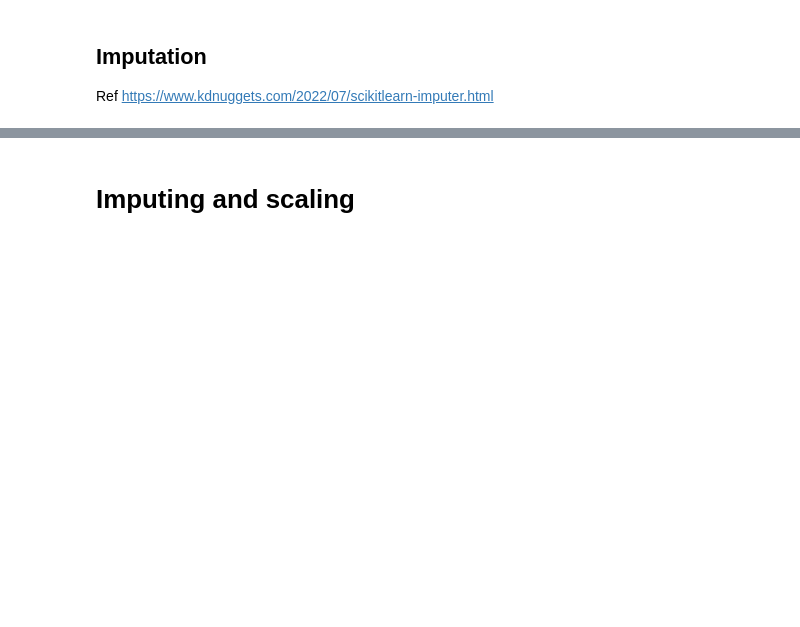
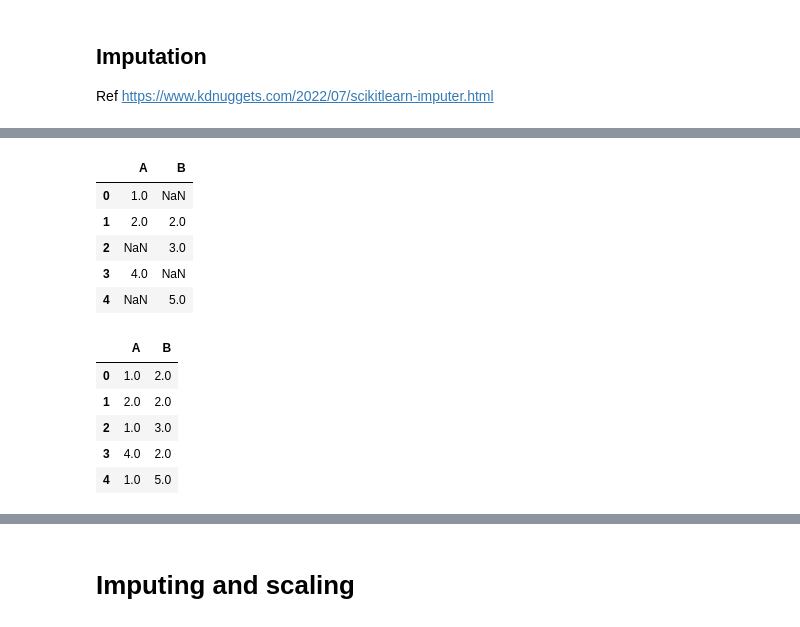
Before and after one commit to VincentChong123/kaggle-home-credit-default-risk, a Jupyter notebook: 2018/predict.ipynb, the cells around one changed output, grey strips where cells are left out. Cells and saved outputs as stored; diff of their text form; code cells hidden in the pictures; blank space fills up the shorter version.

```diff
--- a/2018/predict.ipynb
+++ b/2018/predict.ipynb
@@ -227 +268,35 @@ missingno.matrix(X_test)
+# %%
+import pandas as pd
+from sklearn.impute import SimpleImputer
+import numpy as np
+
+# Create a sample DataFrame with missing values
+if 0:
+    data = {"A": [1, 2, None, 4, None], "B": [None, 2, 3, None, 5]}
+else:
+    data = {"A": [1, 2, None, 4, np.nan], "B": [None, 2, 3, np.nan, 5]}
+df = pd.DataFrame(data)
+
+# Initialize SimpleImputer with strategy 'most_frequent'
+imputer = SimpleImputer(strategy="most_frequent")
+
+display(df)
+# Fit and transform the imputer to the DataFrame
+df_imputed = pd.DataFrame(imputer.fit_transform(df), columns=df.columns)
+
+# Output the imputed DataFrame
+display(df_imputed)
+# %% [output]
+|  | A | B |
+| 0 | 1.0 | NaN |
+| 1 | 2.0 | 2.0 |
+| 2 | NaN | 3.0 |
+| 3 | 4.0 | NaN |
+| 4 | NaN | 5.0 |
+|  | A | B |
+| 0 | 1.0 | 2.0 |
+| 1 | 2.0 | 2.0 |
+| 2 | 1.0 | 3.0 |
+| 3 | 4.0 | 2.0 |
+| 4 | 1.0 | 5.0 |
 # %%
```
Also changed, not shown: parts of 19 cells of this notebook, 1 other file.
